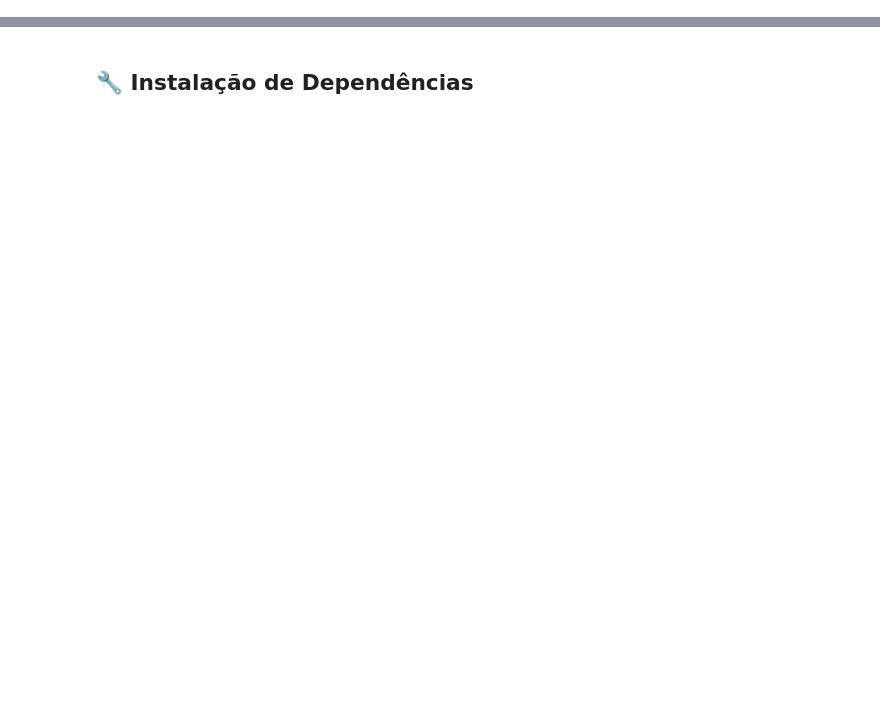
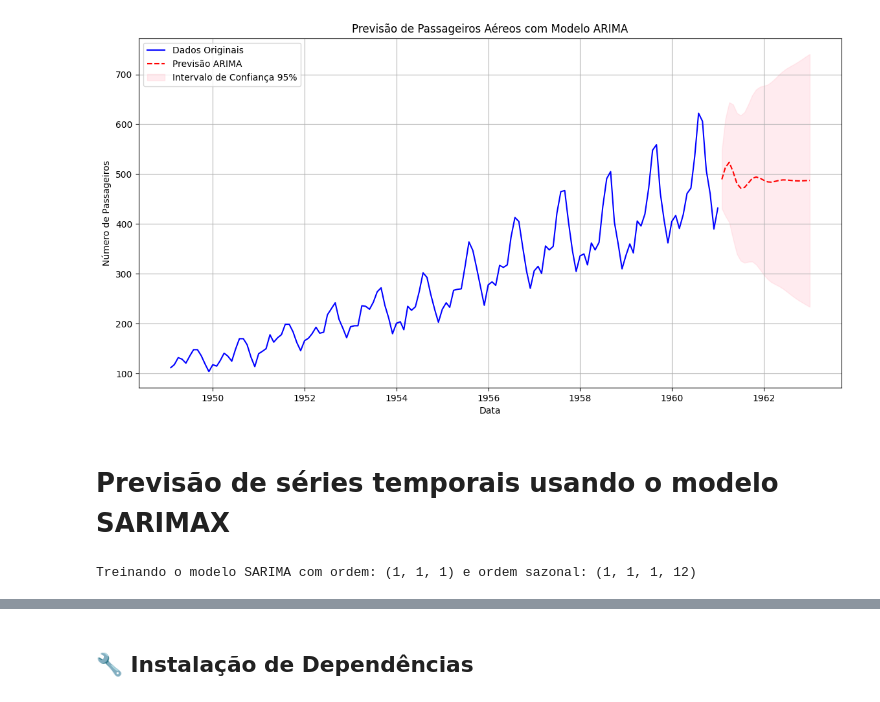
Before and after one commit to rodrigosf05/fiap-series-temporais, a Jupyter notebook: capitulo_3_scripts.ipynb, the cells around one changed output, grey strips where cells are left out. Drawn from its saved outputs; the diff is of its cells as text; code cells hidden in the pictures; blank space fills up the shorter version.

```diff
--- a/capitulo_3_scripts.ipynb
+++ b/capitulo_3_scripts.ipynb
@@ -7,0 +191,13 @@ Este notebook contém os scripts Python apresentados no Capítulo 3, organizados
+# %%
+# Previsões
+
+# Para este exemplo, vamos prever os últimos N valores do dataset para comparação
+# Ou prever alguns passos à frente do final do dataset
+
+n_forecast_steps = 24 # Prever os próximos 24 meses após o final dos dados existentes
+
+# Obter o índice do último período nos dados de treinamento
+last_date = series.index[-1]
+
+# Criar um novo índice para os períodos de previsão
+forecast_index = pd.date_range(start=last_date + pd.DateOffset(months=1), periods=n_forecast_steps, freq='MS')
@@ -7,0 +215,14 @@ Este notebook contém os scripts Python apresentados no Capítulo 3, organizados
+# %%
+# Gerar previsões
+# `start` e `end` podem ser índices numéricos ou datas
+# Se omitirmos `start` e `end` e usarmos `steps`, ele prevê a partir do final dos dados de treinamento
+forecast_result = model_fit.get_forecast(steps=n_forecast_steps)
+forecast = forecast_result.predicted_mean
+conf_int = forecast_result.conf_int()
+# %%
+# Atribuir o índice correto às previsões
+forecast.index = forecast_index
+conf_int.index = forecast_index
+
+print("Previsões ARIMA (24 meses):")
+print(forecast.head(24))
@@ -7,0 +247,16 @@ Este notebook contém os scripts Python apresentados no Capítulo 3, organizados
+# %%
+# Visualizar os resultados
+plt.figure(figsize=(14, 7))
+plt.plot(series, label='Dados Originais', color='blue')
+plt.plot(forecast, label='Previsão ARIMA', color='red', linestyle='--')
+plt.fill_between(conf_int.index, conf_int.iloc[:, 0], conf_int.iloc[:, 1], color='pink', alpha=0.3, label='Intervalo de Confiança 95%')
+plt.title('Previsão de Passageiros Aéreos com Modelo ARIMA')
+plt.xlabel('Data')
+plt.ylabel('Número de Passageiros')
+plt.legend()
+plt.grid(True)
+plt.show()
+# %% [output]
+[figure, added]
+# %% [markdown]
+# **Previsão de séries temporais usando o modelo SARIMAX**
@@ -7,0 +282,4 @@ Este notebook contém os scripts Python apresentados no Capítulo 3, organizados
+# %%
+print(f"Treinando o modelo SARIMA com ordem: {sarima_order} e ordem sazonal: {sarima_seasonal_order}")
+# %% [output]
+Treinando o modelo SARIMA com ordem: (1, 1, 1) e ordem sazonal: (1, 1, 1, 12)
```
Also changed, not shown: parts of 46 cells of this notebook.
